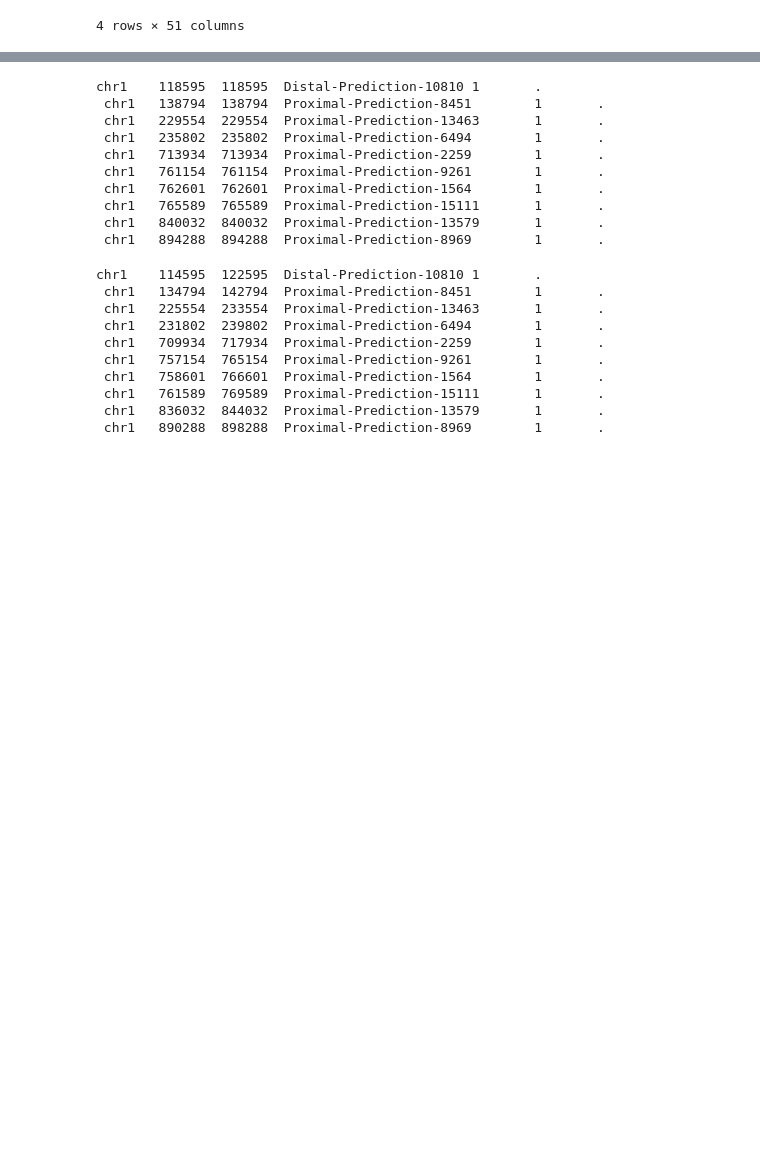
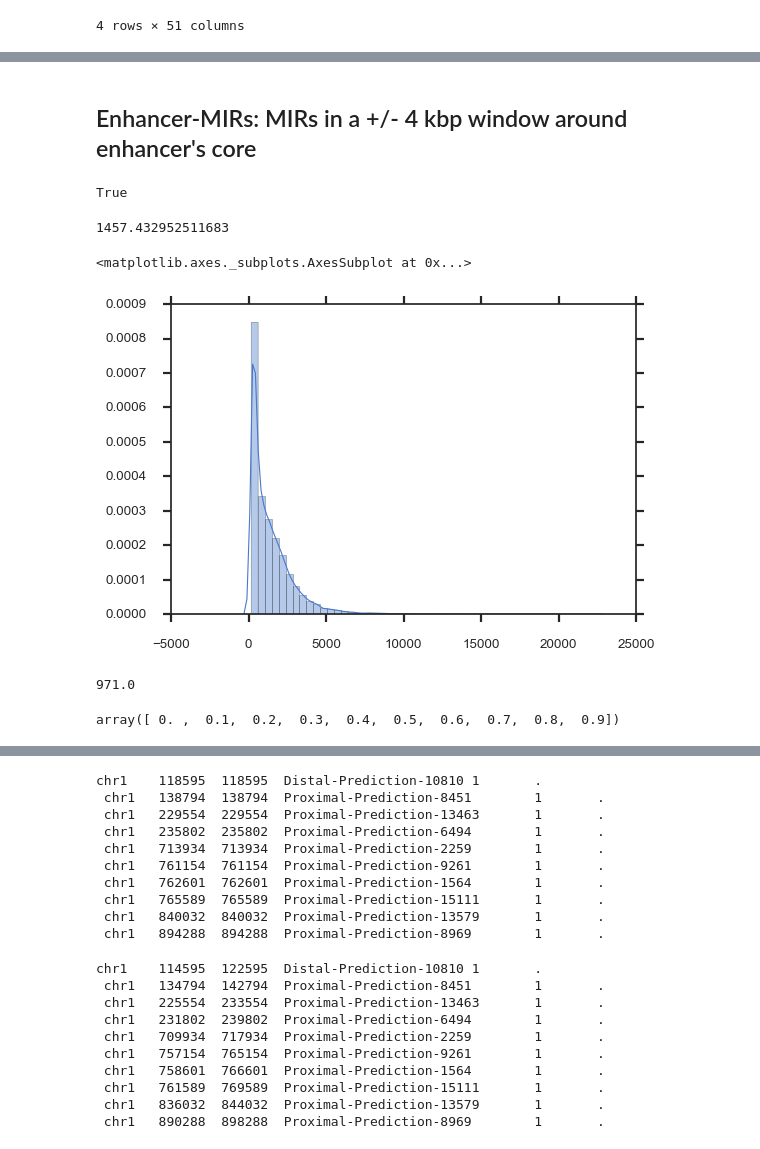
Before and after one commit to mvanzetti/thesis, a Jupyter notebook: notebooks/MIR-derived enhancers.ipynb, the cells around one changed output, grey strips where cells are left out. Cells and saved outputs as stored; diff of their text form; code cells hidden in the pictures; blank space fills up the shorter version.

```diff
--- a/notebooks/MIR-derived enhancers.ipynb
+++ b/notebooks/MIR-derived enhancers.ipynb
@@ -298,0 +285,29 @@ for ind, label in enumerate(g1.get_xticklabels()):
+# %% [markdown]
+## Enhancer-MIRs: MIRs in a +/- 4 kbp window around enhancer's core
+# %%
+encode_bed_df = encode_bed.to_dataframe()
+encode_bed_df['size'] = encode_bed_df.apply(lambda row: compute_size(row), axis=1)
+# %%
+encode_bed_df['size'].quantile(0.5) == encode_bed_df['size'].median()
+# %% [output]
+True
+# %%
+encode_bed_df['size'].std()
+# %% [output]
+1457.432952511683
+# %%
+import seaborn as sns
+%matplotlib inline
+import scipy.stats as st
+sns.distplot(encode_bed_df[['size']], kde=True)
+# %% [output]
+<matplotlib.axes._subplots.AxesSubplot at 0x...>
+[figure, added]
+# %%
+np.percentile(encode_bed_df[['size']], 50)
+# %% [output]
+971.0
+# %%
+np.arange(0, 1, 0.1)
+# %% [output]
+array([ 0. ,  0.1,  0.2,  0.3,  0.4,  0.5,  0.6,  0.7,  0.8,  0.9])
```
Also changed, not shown: parts of 81 cells of this notebook, 12 other files.
